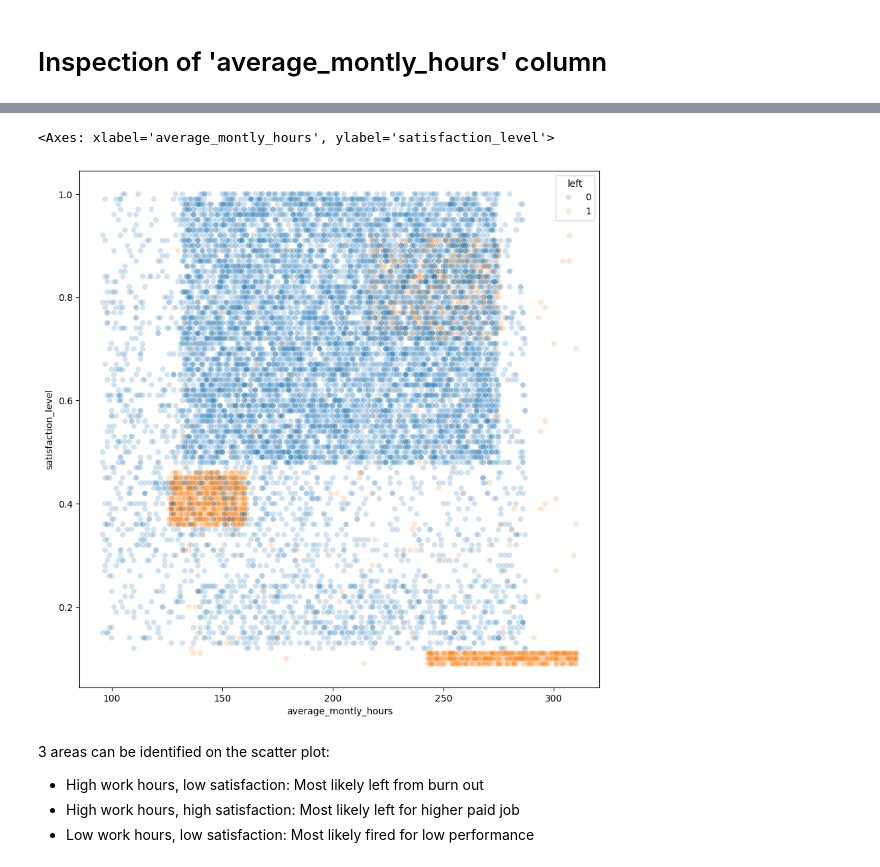
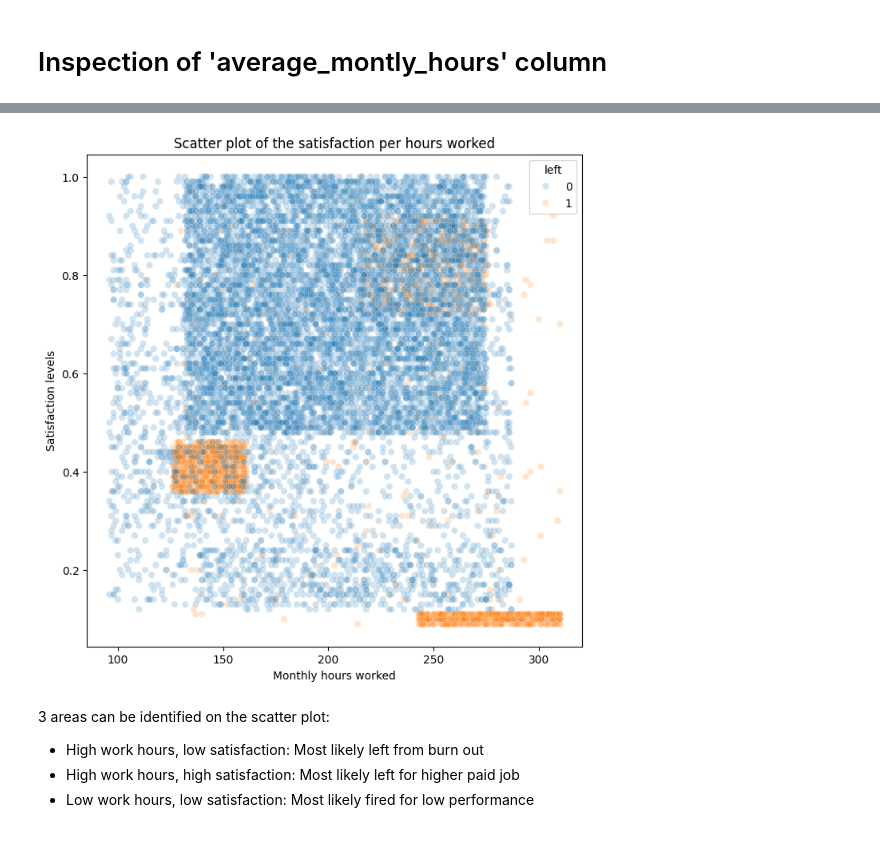
Before and after one commit to Max0513/Turn-over-analysis---Saliford-, a Jupyter notebook: Notebooks/data_cleanup.ipynb, the cells around one changed output, grey strips where cells are left out. Cells and saved outputs as stored; diff of their text form; code cells hidden in the pictures.

```diff
--- a/Notebooks/data_cleanup.ipynb
+++ b/Notebooks/data_cleanup.ipynb
@@ -626,9 +638,12 @@ sns.histplot(data=df1,x='average_montly_hours',hue='left',multiple='stack')
 # %%
-plt.figure(figsize=(10,10))
+plt.figure(figsize=(8,8))
 sns.scatterplot(data=df1,x='average_montly_hours',y='satisfaction_level',hue='left',alpha=0.2)
+plt.title('Scatter plot of the satisfaction per hours worked')
+plt.xlabel('Monthly hours worked')
+plt.ylabel('Satisfaction levels')
+plt.savefig('../reports/figures/scatter_plot_satisfaction_vs_hours.png')
 # %% [output]
-<Axes: xlabel='average_montly_hours', ylabel='satisfaction_level'>
-[figure, old version]
+[figure, new version]
 # %% [markdown]
 3 areas can be identified on the scatter plot:
 - High work hours, low satisfaction: Most likely left from burn out
```
Also changed, not shown: parts of 24 cells of this notebook, 10 other files.
